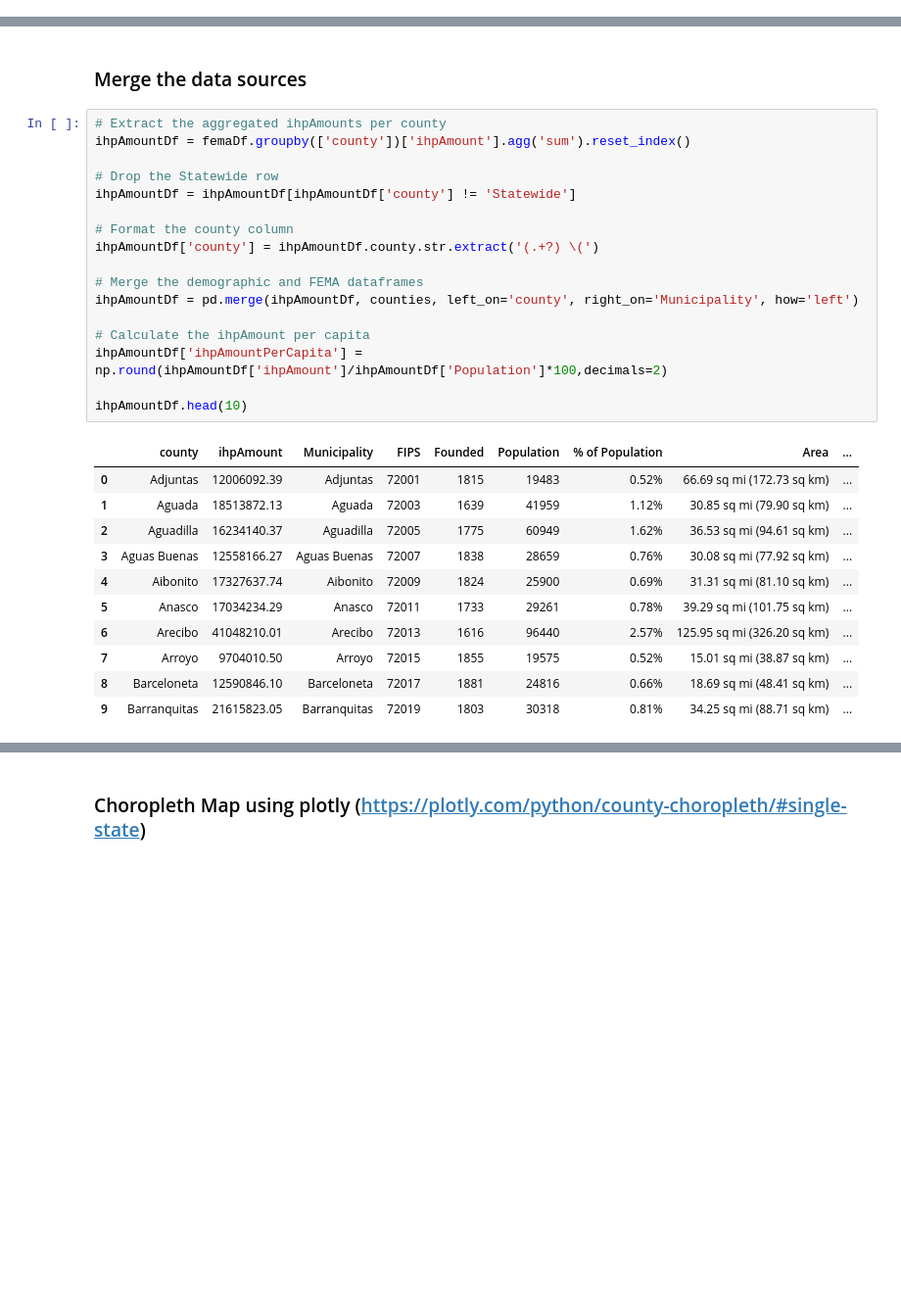
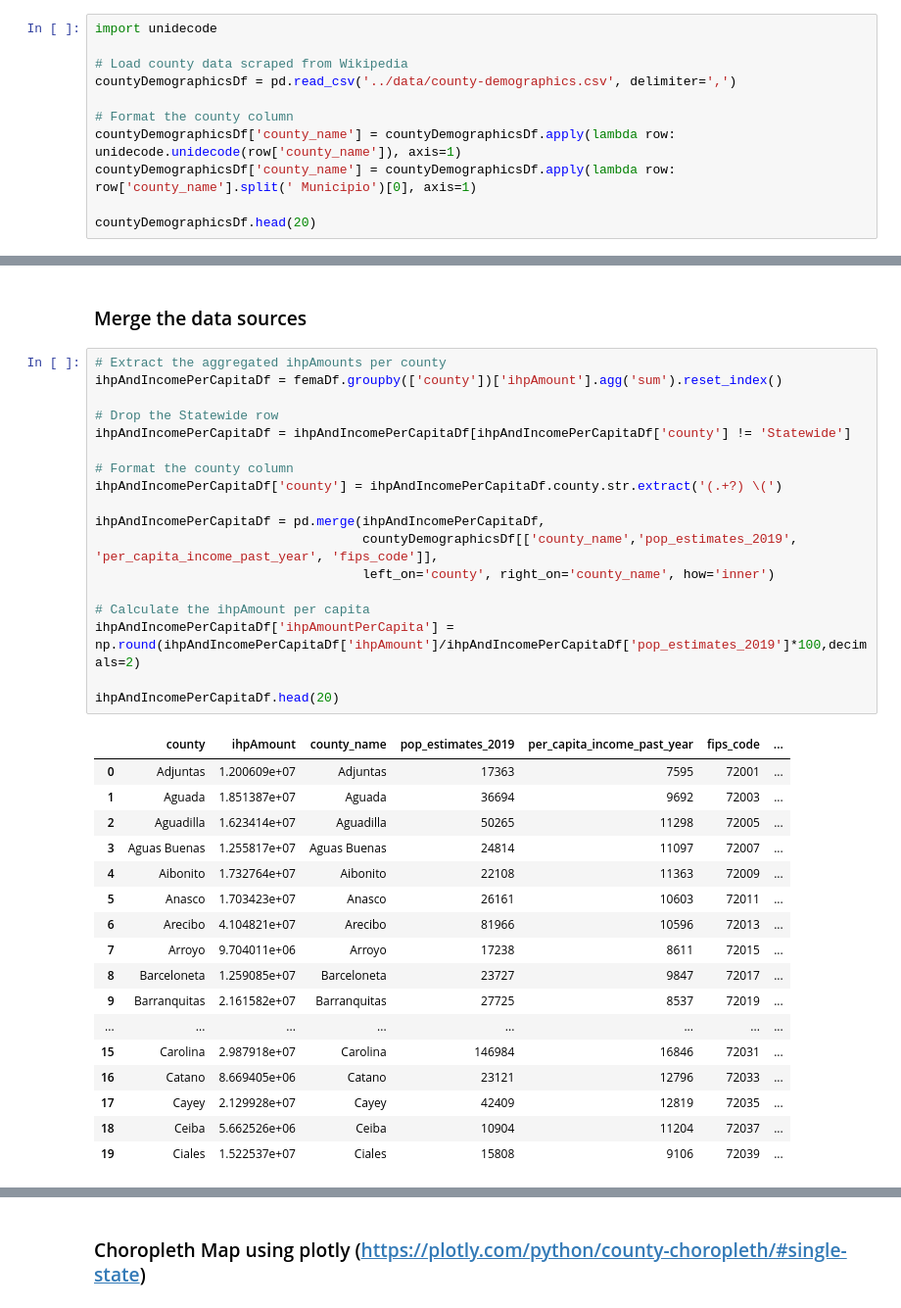
Before and after one commit to sonaliserro/w210-bluetarp, a Jupyter notebook: EDA/FEMA_DR-4339-PR_EDA.ipynb, the cells around one changed output, grey strips where cells are left out. Shown: that part at 98% size. Drawn from its saved outputs; the diff is of its cells as text; blank space fills up the shorter version.

```diff
--- a/EDA/FEMA_DR-4339-PR_EDA.ipynb
+++ b/EDA/FEMA_DR-4339-PR_EDA.ipynb
@@ -258,0 +270,11 @@ counties.head()
+# %%
+import unidecode
+
+# Load county data scraped from Wikipedia
+countyDemographicsDf = pd.read_csv('../data/county-demographics.csv', delimiter=',')
+
+# Format the county column
+countyDemographicsDf['county_name'] = countyDemographicsDf.apply(lambda row: unidecode.unidecode(row['county_name']), axis=1)
+countyDemographicsDf['county_name'] = countyDemographicsDf.apply(lambda row: row['county_name'].split(' Municipio')[0], axis=1)
+
+countyDemographicsDf.head(20)
@@ -260,30 +301,37 @@ counties.head()
 ### Merge the data sources
 # %%
 # Extract the aggregated ihpAmounts per county
-ihpAmountDf = femaDf.groupby(['county'])['ihpAmount'].agg('sum').reset_index()
+ihpAndIncomePerCapitaDf = femaDf.groupby(['county'])['ihpAmount'].agg('sum').reset_index()
 
 # Drop the Statewide row
-ihpAmountDf = ihpAmountDf[ihpAmountDf['county'] != 'Statewide']
+ihpAndIncomePerCapitaDf = ihpAndIncomePerCapitaDf[ihpAndIncomePerCapitaDf['county'] != 'Statewide']
 
 # Format the county column
-ihpAmountDf['county'] = ihpAmountDf.county.str.extract('(.+?) \(')
+ihpAndIncomePerCapitaDf['county'] = ihpAndIncomePerCapitaDf.county.str.extract('(.+?) \(')
 
-# Merge the demographic and FEMA dataframes
-ihpAmountDf = pd.merge(ihpAmountDf, counties, left_on='county', right_on='Municipality', how='left')
+ihpAndIncomePerCapitaDf = pd.merge(ihpAndIncomePerCapitaDf,
+                                   countyDemographicsDf[['county_name','pop_estimates_2019', 'per_capita_income_past_year', 'fips_code']],
+                                   left_on='county', right_on='county_name', how='inner')
 
 # Calculate the ihpAmount per capita
-ihpAmountDf['ihpAmountPerCapita'] = np.round(ihpAmountDf['ihpAmount']/ihpAmountDf['Population']*100,decimals=2)
+ihpAndIncomePerCapitaDf['ihpAmountPerCapita'] = np.round(ihpAndIncomePerCapitaDf['ihpAmount']/ihpAndIncomePerCapitaDf['pop_estimates_2019']*100,decimals=2)
 
-ihpAmountDf.head(10)
+ihpAndIncomePerCapitaDf.head(20)
 # %% [output]
-|  | county | ihpAmount | Municipality | FIPS | Founded | Population | % of Population | Area | ... |
-| 0 | Adjuntas | 12006092.39 | Adjuntas | 72001 | 1815 | 19483 | 0.52% | 66.69 sq mi (172.73 sq km) | ... |
-| 1 | Aguada | 18513872.13 | Aguada | 72003 | 1639 | 41959 | 1.12% | 30.85 sq mi (79.90 sq km) | ... |
-| 2 | Aguadilla | 16234140.37 | Aguadilla | 72005 | 1775 | 60949 | 1.62% | 36.53 sq mi (94.61 sq km) | ... |
-| 3 | Aguas Buenas | 12558166.27 | Aguas Buenas | 72007 | 1838 | 28659 | 0.76% | 30.08 sq mi (77.92 sq km) | ... |
-| 4 | Aibonito | 17327637.74 | Aibonito | 72009 | 1824 | 25900 | 0.69% | 31.31 sq mi (81.10 sq km) | ... |
-| 5 | Anasco | 17034234.29 | Anasco | 72011 | 1733 | 29261 | 0.78% | 39.29 sq mi (101.75 sq km) | ... |
-| 6 | Arecibo | 41048210.01 | Arecibo | 72013 | 1616 | 96440 | 2.57% | 125.95 sq mi (326.20 sq km) | ... |
-| 7 | Arroyo | 9704010.50 | Arroyo | 72015 | 1855 | 19575 | 0.52% | 15.01 sq mi (38.87 sq km) | ... |
-| 8 | Barceloneta | 12590846.10 | Barceloneta | 72017 | 1881 | 24816 | 0.66% | 18.69 sq mi (48.41 sq km) | ... |
-| 9 | Barranquitas | 21615823.05 | Barranquitas | 72019 | 1803 | 30318 | 0.81% | 34.25 sq mi (88.71 sq km) | ... |
+|  | county | ihpAmount | county_name | pop_estimates_2019 | per_capita_income_past_year | fips_code | ... |
+| 0 | Adjuntas | 1.200609e+07 | Adjuntas | 17363 | 7595 | 72001 | ... |
+| 1 | Aguada | 1.851387e+07 | Aguada | 36694 | 9692 | 72003 | ... |
+| 2 | Aguadilla | 1.623414e+07 | Aguadilla | 50265 | 11298 | 72005 | ... |
+| 3 | Aguas Buenas | 1.255817e+07 | Aguas Buenas | 24814 | 11097 | 72007 | ... |
+| 4 | Aibonito | 1.732764e+07 | Aibonito | 22108 | 11363 | 72009 | ... |
+| 5 | Anasco | 1.703423e+07 | Anasco | 26161 | 10603 | 72011 | ... |
+| 6 | Arecibo | 4.104821e+07 | Arecibo | 81966 | 10596 | 72013 | ... |
+| 7 | Arroyo | 9.704011e+06 | Arroyo | 17238 | 8611 | 72015 | ... |
+| 8 | Barceloneta | 1.259085e+07 | Barceloneta | 23727 | 9847 | 72017 | ... |
+| 9 | Barranquitas | 2.161582e+07 | Barranquitas | 27725 | 8537 | 72019 | ... |
+| ... | ... | ... | ... | ... | ... | ... | ... |
+| 15 | Carolina | 2.987918e+07 | Carolina | 146984 | 16846 | 72031 | ... |
+| 16 | Catano | 8.669405e+06 | Catano | 23121 | 12796 | 72033 | ... |
+| 17 | Cayey | 2.129928e+07 | Cayey | 42409 | 12819 | 72035 | ... |
+| 18 | Ceiba | 5.662526e+06 | Ceiba | 10904 | 11204 | 72037 | ... |
+| 19 | Ciales | 1.522537e+07 | Ciales | 15808 | 9106 | 72039 | ... |
```
Also changed, not shown: parts of 18 cells of this notebook.
